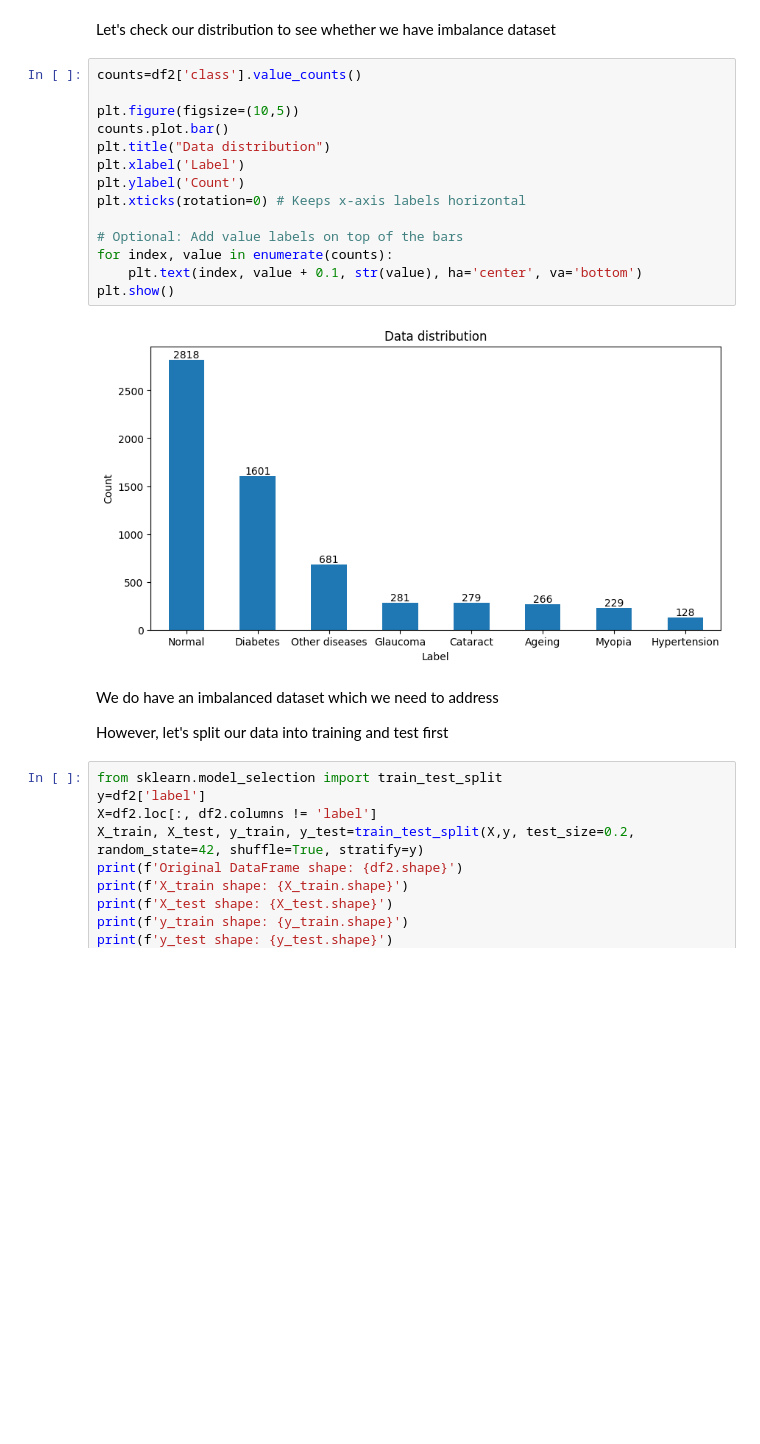
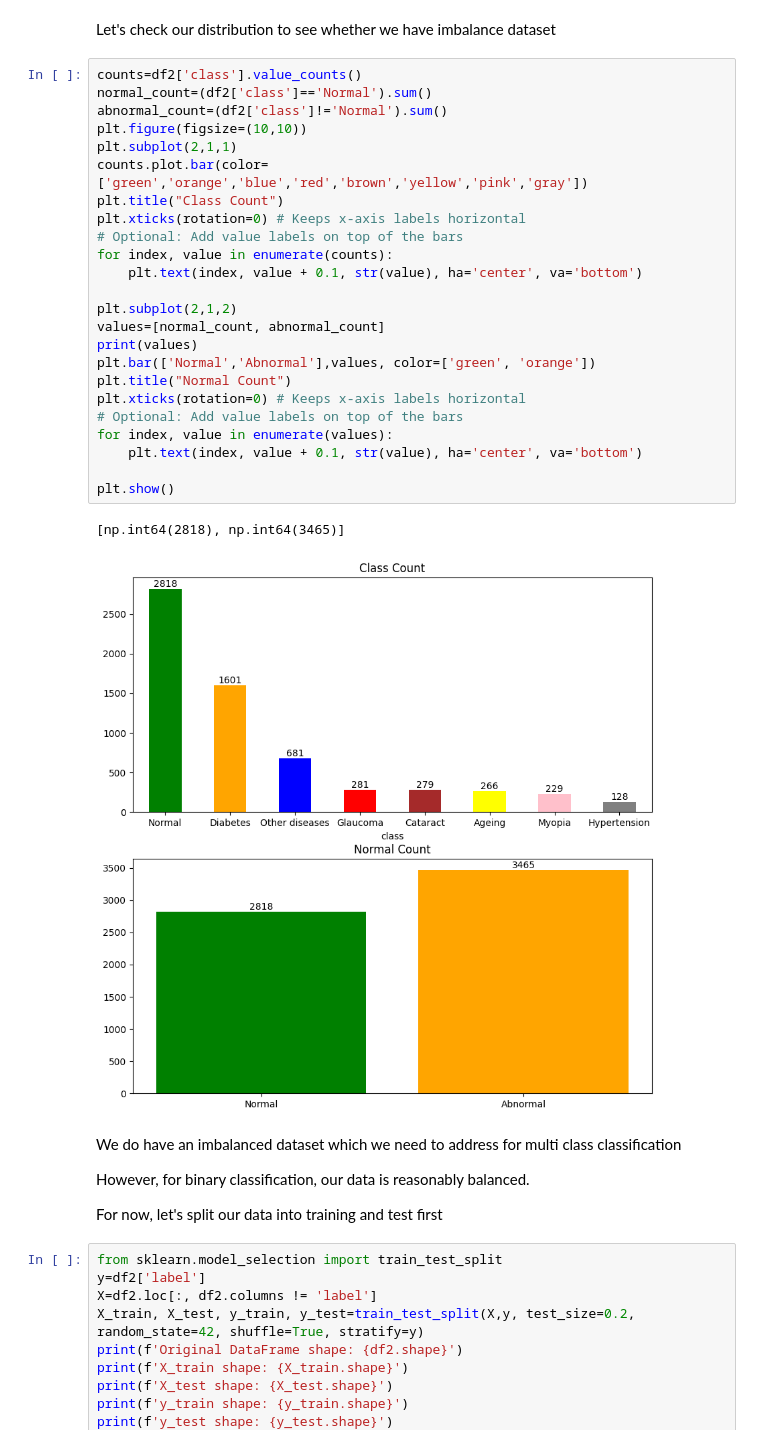
Before and after one commit to raymondsamalo/ITI123-GenerativeAIDeepLearningProject, a Jupyter notebook: 01_ODIR-2019-EDA.ipynb, the cells around one changed output. Cells and saved outputs as stored; diff of their text form; blank space fills up the shorter version.

Commit message:
binary

```diff
--- a/01_ODIR-2019-EDA.ipynb
+++ b/01_ODIR-2019-EDA.ipynb
@@ -249,24 +249,37 @@ df2=df2.drop(columns=['wxh','width','height'])
 Let's check our distribution to see whether we have imbalance dataset
 # %%
 counts=df2['class'].value_counts()
-
-plt.figure(figsize=(10,5))
-counts.plot.bar()
-plt.title("Data distribution")
-plt.xlabel('Label')
-plt.ylabel('Count')
+normal_count=(df2['class']=='Normal').sum()
+abnormal_count=(df2['class']!='Normal').sum()
+plt.figure(figsize=(10,10))
+plt.subplot(2,1,1)
+counts.plot.bar(color=['green','orange','blue','red','brown','yellow','pink','gray'])
+plt.title("Class Count")
 plt.xticks(rotation=0) # Keeps x-axis labels horizontal
-
 # Optional: Add value labels on top of the bars
 for index, value in enumerate(counts):
     plt.text(index, value + 0.1, str(value), ha='center', va='bottom')
+
+plt.subplot(2,1,2)
+values=[normal_count, abnormal_count]
+print(values)
+plt.bar(['Normal','Abnormal'],values, color=['green', 'orange'])
+plt.title("Normal Count")
+plt.xticks(rotation=0) # Keeps x-axis labels horizontal
+# Optional: Add value labels on top of the bars
+for index, value in enumerate(values):
+    plt.text(index, value + 0.1, str(value), ha='center', va='bottom')
+
 plt.show()
 # %% [output]
+[np.int64(2818), np.int64(3465)]
-[figure, old version]
+[figure, new version]
 # %% [markdown]
-We do have an imbalanced dataset which we need to address
+We do have an imbalanced dataset which we need to address for multi class classification
 
-However, let's split our data into training and test first
+However, for binary classification, our data is reasonably balanced.
+
+For now, let's split our data into training and test first
 # %%
 from sklearn.model_selection import train_test_split
 y=df2['label']
```
